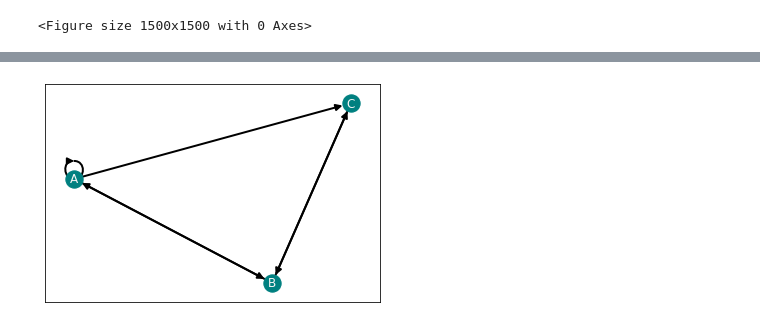
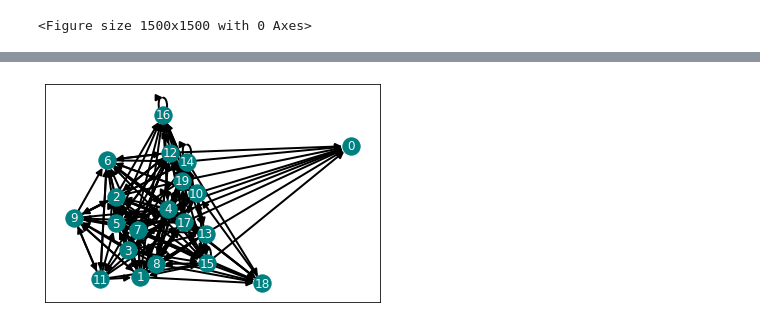
Before and after one commit to NguyenTran2002/Pagerank, a Jupyter notebook: jupyter_tester.ipynb, the cells around one changed output, grey strips where cells are left out. Saved outputs shown, nothing was run; the diff lists cells and outputs as text; code cells hidden in the pictures.

Commit message:
Random Network Implemented

```diff
--- a/jupyter_tester.ipynb
+++ b/jupyter_tester.ipynb
@@ -10,11 +10,17 @@ figure(figsize=(15, 15), dpi = 100)
 <Figure size 1500x1500 with 0 Axes>
 <Figure size 1500x1500 with 0 Axes>
 # %%
-network_data_file = 'Network 1.csv'
+network_data_file = 'Random Network.csv'
 
 # read in data
 network_df = pd.read_csv("Data/" + network_data_file)
 
+# replace all nan values with empty strings
+network_df = network_df.fillna('')
+
+# convert all columns of the dataframe to string type expect for nan values
+network_df = network_df.astype(str)
+
 # print first 5 rows
 network_df.head()
 # %% [output]
@@ -37,9 +45,7 @@ for index, row in network_df.iterrows():
     # split links into a list by ";"
     links = links.split(';')
 
-    # if the page is not in the dictionary, add it
-    if page not in adjacency_list:
-        adjacency_list[page] = links
+    adjacency_list[page] = links
 
 # print the adjacency list
 adjacency_list
@@ -108,32 +171,33 @@ network_graph = nx.DiGraph()
 
 # add vertices to the graph from the adjacency list
 for page in adjacency_list:
     network_graph.add_node(page)
 
 # add edges to the graph from the adjacency list
 for page in adjacency_list:
 
-        for link in adjacency_list[page]:
+    for link in adjacency_list[page]:
+        if len(link) > 0:
             network_graph.add_edge(page, link)
 
 
 # generate file name for the graph
 graph_file_name = network_data_file.replace('.csv', '.png')
 
 # visualize the network graph as a directed graph
 
 # set the graph options
 options = {
     'node_color': 'teal',
     'node_size': 300,
     'font_color': 'whitesmoke',
     'width': 2,
     'arrowstyle': '-|>',
     'arrowsize': 13,
 }
 
 # draw and export the graph
 nx.draw_networkx(network_graph, with_labels=True, arrows=True, **options)
 plt.savefig(graph_file_name, format="png")
 # %% [output]
-[figure, old version]
+[figure, new version]
```
Also changed, not shown: parts of 4 cells of this notebook, 4 other files.
